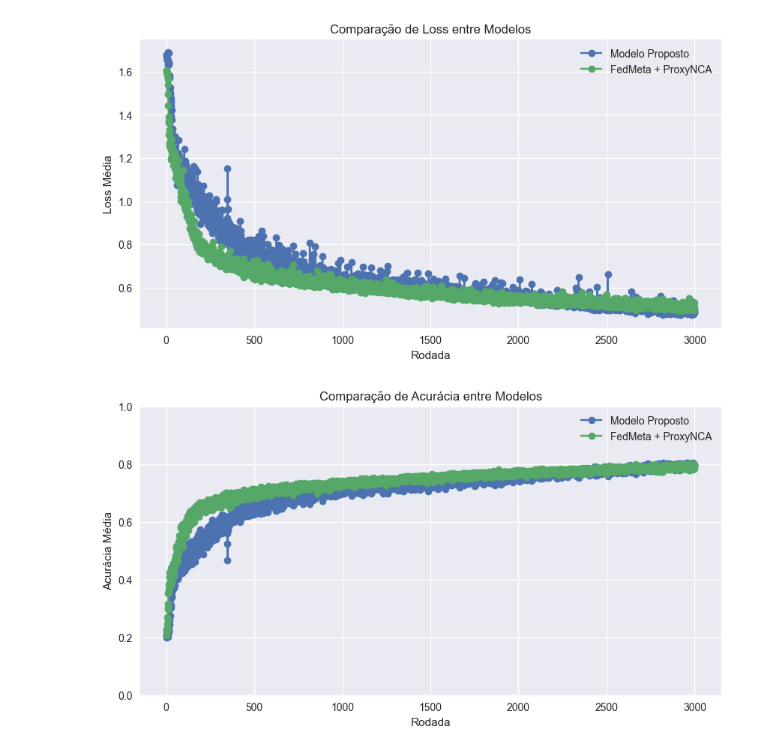
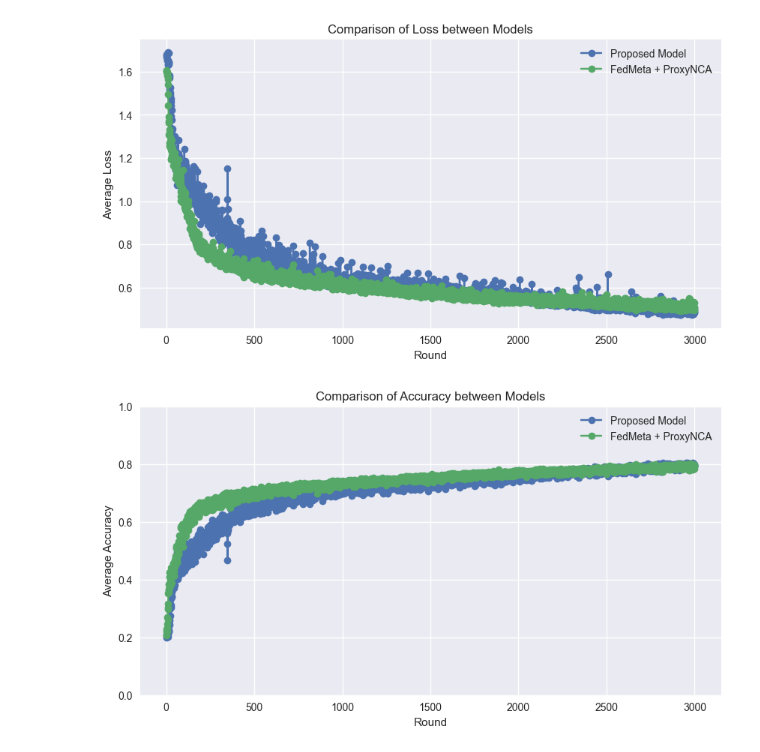
Before and after one commit to TulioPolido/federated_proxy_offset, a Jupyter notebook: Flautim/compare_results_wisdm.ipynb, the cells around one changed output. Saved outputs shown, nothing was run; the diff lists cells and outputs as text; code cells hidden in the pictures.

```diff
--- a/Flautim/compare_results_wisdm.ipynb
+++ b/Flautim/compare_results_wisdm.ipynb
@@ -136,9 +136,9 @@ def plot_flower(avg_acc, avg_loss, use_ema=False):
     plt.show()
 # %%
 files = {
-    "./Personalized/FedMeta ProxyNCA V2/Results/WISDM/measures009A.csv": "Modelo Proposto",
+    "./Personalized/FedMeta ProxyNCA V2/Results/WISDM/measures009A.csv": "Proposed Model",
     "./Federated/ProxyNCA/Results/WISDM/measures001A.csv": "FedMeta + ProxyNCA",
-    #"./Personalized/FedMeta MobileNetV2/Results/WISDM/measures024A.csv": "FedMeta + MobileNetV2",
+    #"./Personalized/FedMeta MobileNetV2/Results/WISDM/measures009A.csv": "FedMeta + MobileNetV2",
 }
 # %%
 avg_loss = {}
@@ -206,19 +206,19 @@ plt.show()
 # %%
 plt.figure(figsize=(10, 5))
 
 for name, series in avg_acc.items():
     plt.plot(series.index.astype(int), series.values,
              marker='o', label=name)
 
-plt.xlabel('Rodada')
-plt.ylabel('Acurácia Média')
+plt.xlabel('Round')
+plt.ylabel('Average Accuracy')
 plt.ylim(0, 1)
-plt.title('Comparação de Acurácia entre Modelos')
+plt.title('Comparison of Accuracy between Models')
 plt.legend()
 plt.grid(True)
 plt.show()
 # %% [output]
-[figure, old version]
+[figure, new version]
 # %%
 plot_flower(avg_acc, avg_loss, use_ema=True)
 # %% [output]
```
Also changed, not shown: parts of 3 cells of this notebook, 2 other files.
